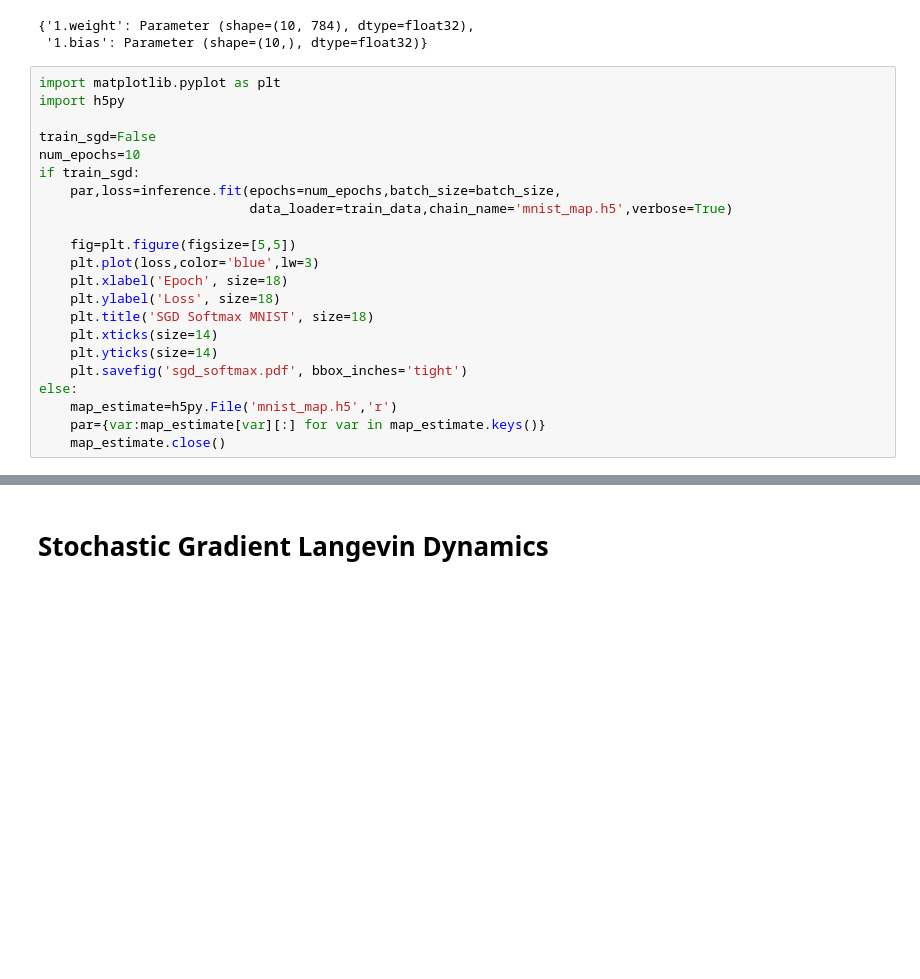
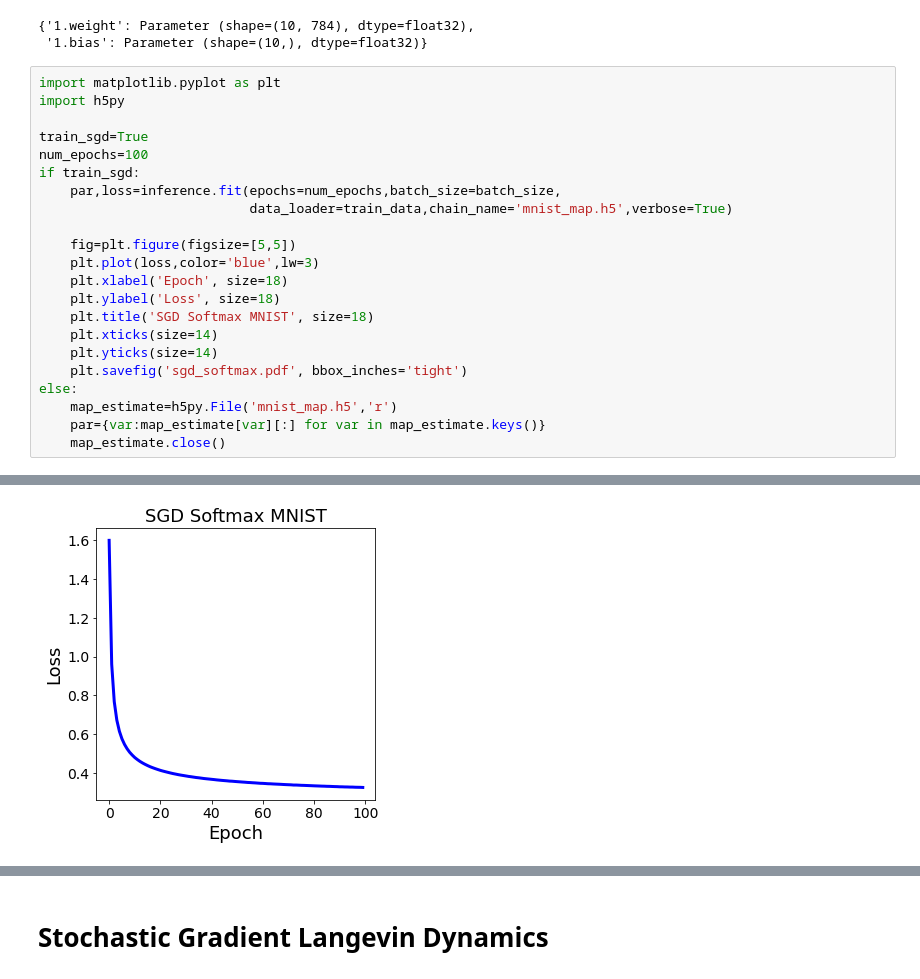
Before and after one commit to sherna90/mxprob, a Jupyter notebook: benchmarks/1.-mnist-softmax.ipynb, the cells around one changed output, grey strips where cells are left out. Saved outputs shown, nothing was run; the diff lists cells and outputs as text; blank space fills up the shorter version.

```diff
--- a/benchmarks/1.-mnist-softmax.ipynb
+++ b/benchmarks/1.-mnist-softmax.ipynb
@@ -82,8 +82,8 @@ model.net.collect_params()
 import matplotlib.pyplot as plt
 import h5py
 
-train_sgd=False
-num_epochs=10
+train_sgd=True
+num_epochs=100
 if train_sgd:
     par,loss=inference.fit(epochs=num_epochs,batch_size=batch_size,
                            data_loader=train_data,chain_name='mnist_map.h5',verbose=True)
@@ -100,3 +100,4 @@ else:
     map_estimate=h5py.File('mnist_map.h5','r')
     par={var:map_estimate[var][:] for var in map_estimate.keys()}
     map_estimate.close()
+# %% [output]
@@ -103,3 +114,4 @@ else:
+[figure, added]
 # %%
 from sklearn.metrics import classification_report
 
```
Also changed, not shown: parts of 74 cells of this notebook, 10 other files.
